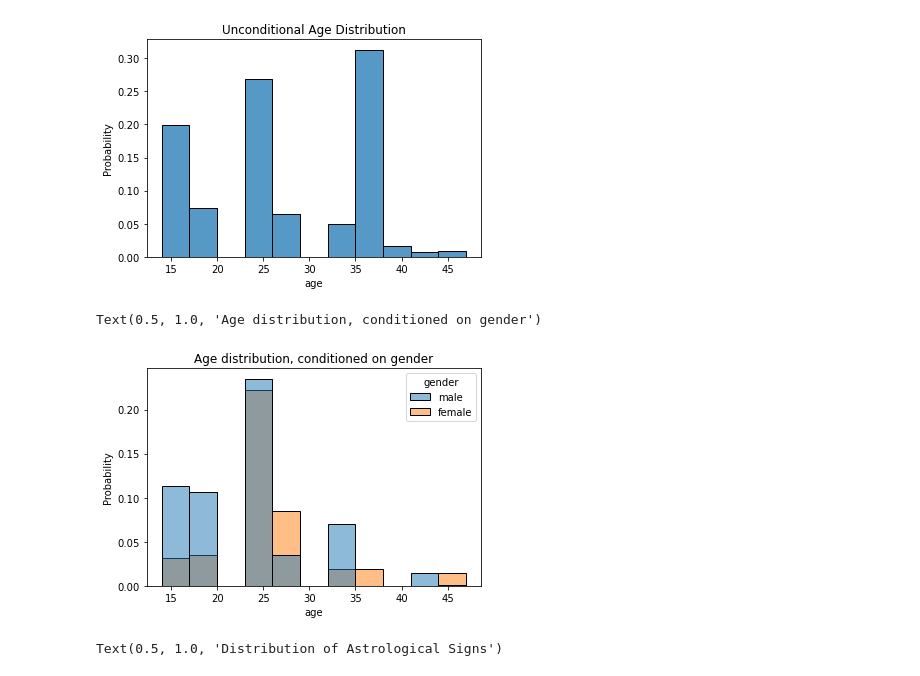
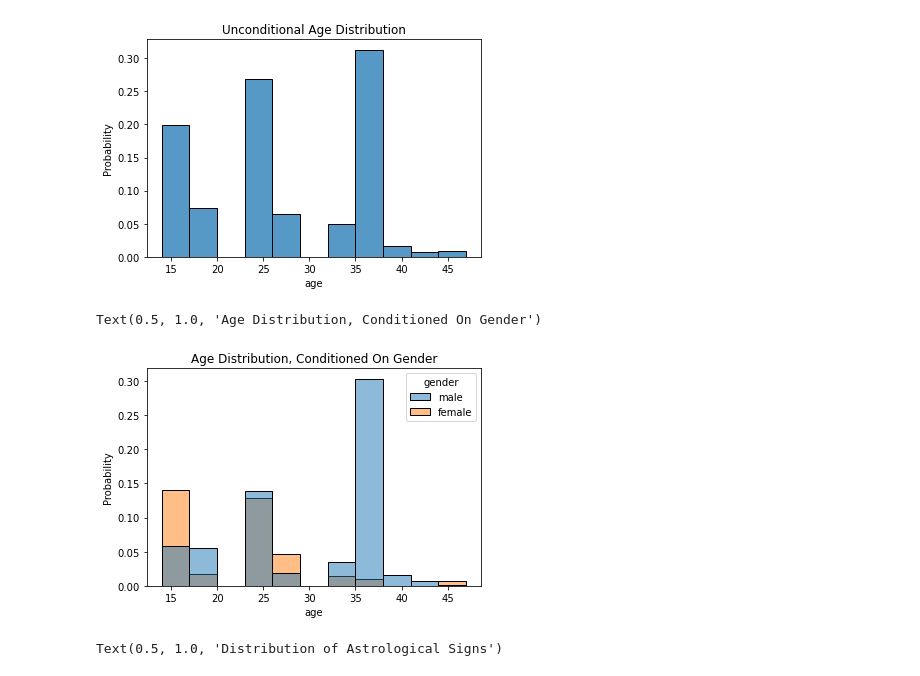
Before and after one commit to lennertjansen/msc-ai-thesis, a Jupyter notebook: data_preprocessing/exploratory_analysis.ipynb, the cells around one changed output. Drawn from its saved outputs; the diff is of its cells as text; code cells hidden in the pictures.

```diff
--- a/data_preprocessing/exploratory_analysis.ipynb
+++ b/data_preprocessing/exploratory_analysis.ipynb
@@ -89,7 +89,7 @@ memory usage: 36.4+ MB
 # %%
 # TODO: comment out this cell when running analyses on full dataset.
 # Take subset of data for faster testing
-data = data.head(2000)
+data = data.head(2021)
 # %%
 # Shape (i.e., number of datapoints and variables, respectively) of dataframe
 data.shape
@@ -118,10 +118,10 @@ Text(0.5, 1.0, 'Unconditional Age Distribution')
 # %%
 # Age distribution, conditioned on gender
 sns.histplot(data, x = "age", hue = "gender", binwidth = 3, stat = "probability")
-plt.title("Age distribution, conditioned on gender")
+plt.title("Age Distribution, Conditioned On Gender")
 # %% [output]
-Text(0.5, 1.0, 'Age distribution, conditioned on gender')
+Text(0.5, 1.0, 'Age Distribution, Conditioned On Gender')
-[figure, old version]
+[figure, new version]
 # %%
 sns.histplot(data, x = 'sign', stat = 'probability')
 plt.xticks(rotation=45)
```
Also changed, not shown: parts of 1 cell of this notebook.
